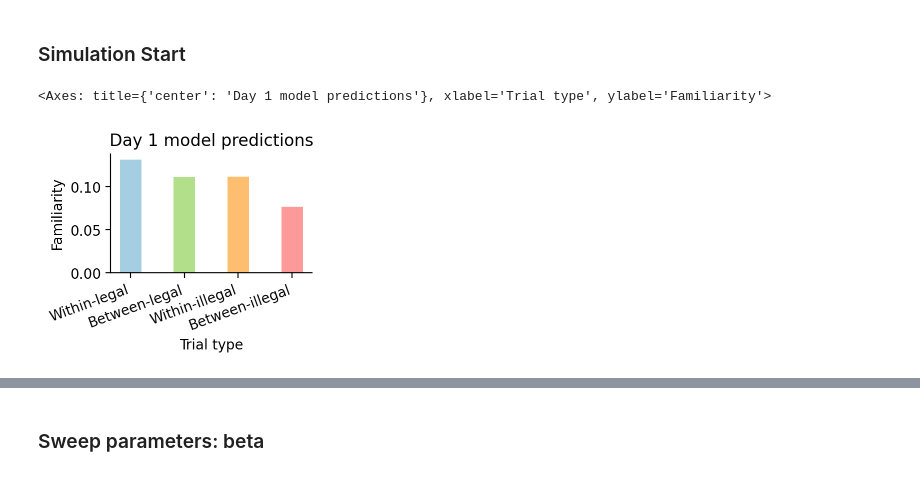
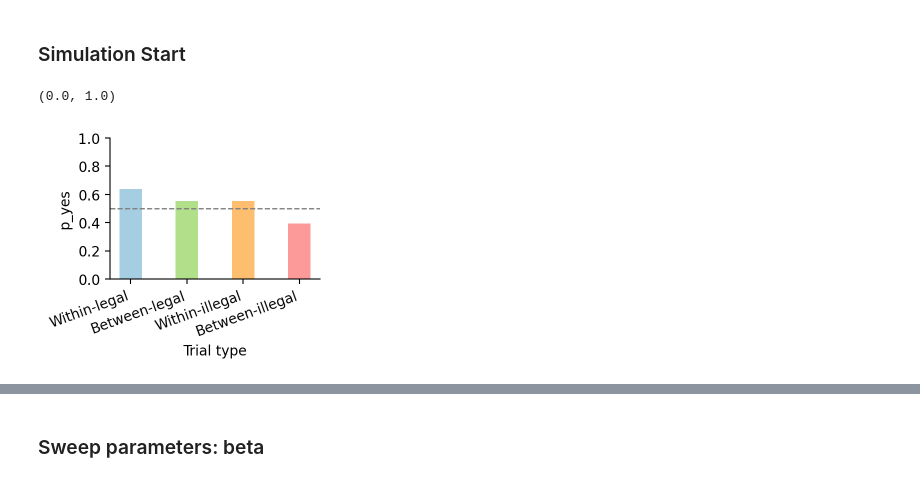
Before and after one commit to Xiaoyue-Zhou/Auditory-Structure-Learning-Model, a Jupyter notebook: Hebbian_exponential_decay.ipynb, the cells around one changed output, grey strips where cells are left out. Cells and saved outputs as stored; diff of their text form; code cells hidden in the pictures.

```diff
--- a/Hebbian_exponential_decay.ipynb
+++ b/Hebbian_exponential_decay.ipynb
@@ -108,26 +108,36 @@ my_color_s2 = [palette_whole[i] for i in [1, 3, 7, 5]]
 # %%
 time_ms = 6 * 60 * 1000
 iti_ms = 80
 tone_ms = 100
 exposure_length = time_ms // (iti_ms + tone_ms)
 
 # specify parameters
 params_tmp = ModelParameters(
     beta=0.06,
     lr=1.0,
     lr_test_prefix=0.0,
     lr_test_probe=0.0,
     reset_current_activity=True,
-    decision_gain=20.0,
-    criterion_offset=0.0
+    criterion_offset=0.0,
+
+    # readout_mode="normalized",
+    # decision_gain=20,
+
+    readout_mode="contrast",
+    decision_gain=0.02,
 )
 
 day1_data, day1_model, trials_s2_all = Exp_simulation_day1(n_subj=29,
                                                            exposure_length=exposure_length,
                                                            params=params_tmp)
 
-plot_day1_byType(day1_data, title="Day 1 model predictions", my_color=my_color)
+ax = plot_day1_byType(day1_data,
+                      measure="p_yes",
+                      title="",
+                      my_color=my_color)
+ax.axhline(y=0.5, color='gray', linestyle='--', linewidth=1)
+ax.set_ylim(0, 1.0)
 # %% [output]
-<Axes: title={'center': 'Day 1 model predictions'}, xlabel='Trial type', ylabel='Familiarity'>
+(0.0, 1.0)
-[figure, old version]
+[figure, new version]
 # %%
```
Also changed, not shown: parts of 7 cells of this notebook, 2 other files.
